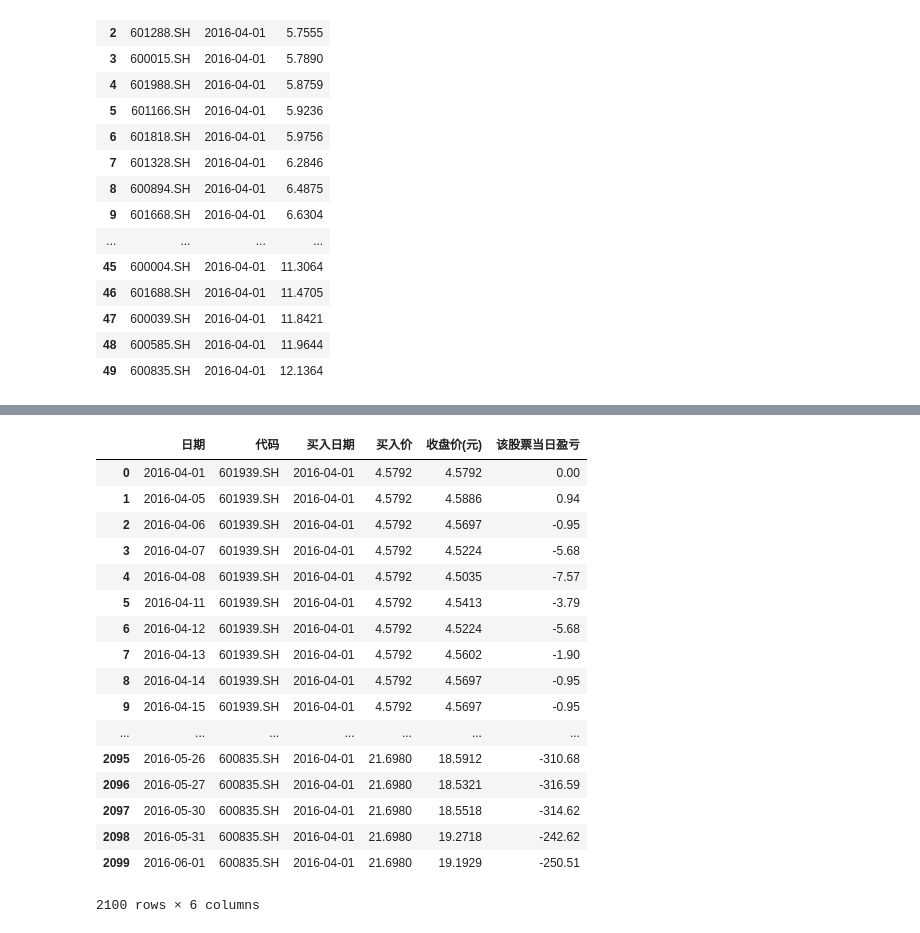
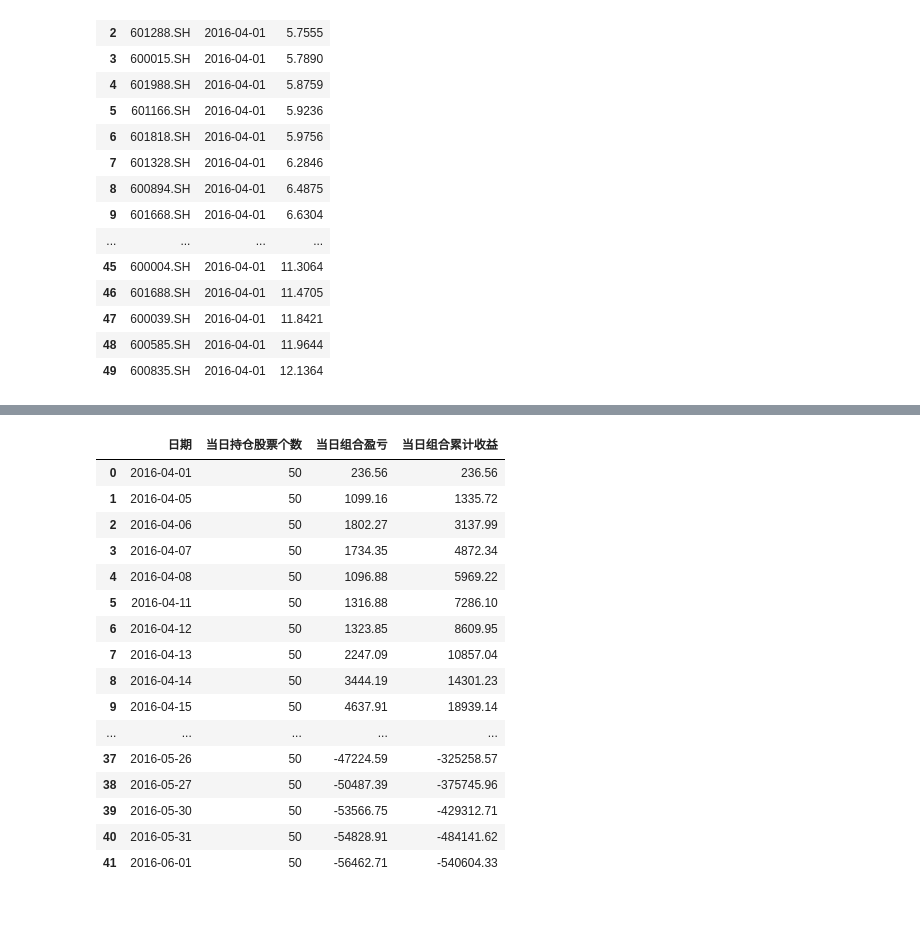
Before and after one commit to lxj0276/huanshuo, a Jupyter notebook: 量化投资/new.ipynb, the cells around one changed output, grey strips where cells are left out. Saved outputs shown, nothing was run; the diff lists cells and outputs as text; code cells hidden in the pictures.

```diff
--- a/量化投资/new.ipynb
+++ b/量化投资/new.ipynb
@@ -101,21 +120,0 @@ WARNING *** OLE2 inconsistency: SSCS size is 0 but SSAT size is non-zero
-# %%
-df_alldaysprofit
-# %% [output]
-|  | 日期 | 代码 | 买入日期 | 买入价 | 收盘价(元) | 该股票当日盈亏 |
-| 0 | 2016-04-01 | 601939.SH | 2016-04-01 | 4.5792 | 4.5792 | 0.00 |
-| 1 | 2016-04-05 | 601939.SH | 2016-04-01 | 4.5792 | 4.5886 | 0.94 |
-| 2 | 2016-04-06 | 601939.SH | 2016-04-01 | 4.5792 | 4.5697 | -0.95 |
-| 3 | 2016-04-07 | 601939.SH | 2016-04-01 | 4.5792 | 4.5224 | -5.68 |
-| 4 | 2016-04-08 | 601939.SH | 2016-04-01 | 4.5792 | 4.5035 | -7.57 |
-| 5 | 2016-04-11 | 601939.SH | 2016-04-01 | 4.5792 | 4.5413 | -3.79 |
-| 6 | 2016-04-12 | 601939.SH | 2016-04-01 | 4.5792 | 4.5224 | -5.68 |
-| 7 | 2016-04-13 | 601939.SH | 2016-04-01 | 4.5792 | 4.5602 | -1.90 |
-| 8 | 2016-04-14 | 601939.SH | 2016-04-01 | 4.5792 | 4.5697 | -0.95 |
-| 9 | 2016-04-15 | 601939.SH | 2016-04-01 | 4.5792 | 4.5697 | -0.95 |
-| ... | ... | ... | ... | ... | ... | ... |
-| 2095 | 2016-05-26 | 600835.SH | 2016-04-01 | 21.6980 | 18.5912 | -310.68 |
-| 2096 | 2016-05-27 | 600835.SH | 2016-04-01 | 21.6980 | 18.5321 | -316.59 |
-| 2097 | 2016-05-30 | 600835.SH | 2016-04-01 | 21.6980 | 18.5518 | -314.62 |
-| 2098 | 2016-05-31 | 600835.SH | 2016-04-01 | 21.6980 | 19.2718 | -242.62 |
-| 2099 | 2016-06-01 | 600835.SH | 2016-04-01 | 21.6980 | 19.1929 | -250.51 |
-2100 rows × 6 columns
@@ -121,0 +135,26 @@ df_alldaysprofit
+# %%
+j = [] #创建一个空列表用于储存当日组合累计收益
+v = 0
+for f in date.当日组合盈亏:
+    v += f
+    j.append(v)
+date.insert(3,'当日组合累计收益',j) # 在第3列插入当日组合盈亏
+date
+# %% [output]
+|  | 日期 | 当日持仓股票个数 | 当日组合盈亏 | 当日组合累计收益 |
+| 0 | 2016-04-01 | 50 | 236.56 | 236.56 |
+| 1 | 2016-04-05 | 50 | 1099.16 | 1335.72 |
+| 2 | 2016-04-06 | 50 | 1802.27 | 3137.99 |
+| 3 | 2016-04-07 | 50 | 1734.35 | 4872.34 |
+| 4 | 2016-04-08 | 50 | 1096.88 | 5969.22 |
+| 5 | 2016-04-11 | 50 | 1316.88 | 7286.10 |
+| 6 | 2016-04-12 | 50 | 1323.85 | 8609.95 |
+| 7 | 2016-04-13 | 50 | 2247.09 | 10857.04 |
+| 8 | 2016-04-14 | 50 | 3444.19 | 14301.23 |
+| 9 | 2016-04-15 | 50 | 4637.91 | 18939.14 |
+| ... | ... | ... | ... | ... |
+| 37 | 2016-05-26 | 50 | -47224.59 | -325258.57 |
+| 38 | 2016-05-27 | 50 | -50487.39 | -375745.96 |
+| 39 | 2016-05-30 | 50 | -53566.75 | -429312.71 |
+| 40 | 2016-05-31 | 50 | -54828.91 | -484141.62 |
+| 41 | 2016-06-01 | 50 | -56462.71 | -540604.33 |
```
Also changed, not shown: parts of 7 cells of this notebook, 1 other file.
